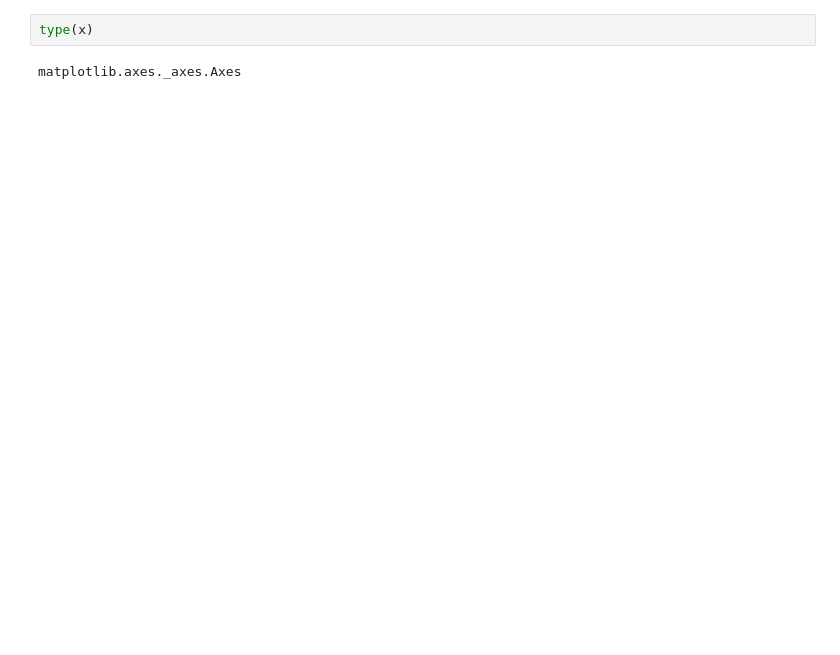
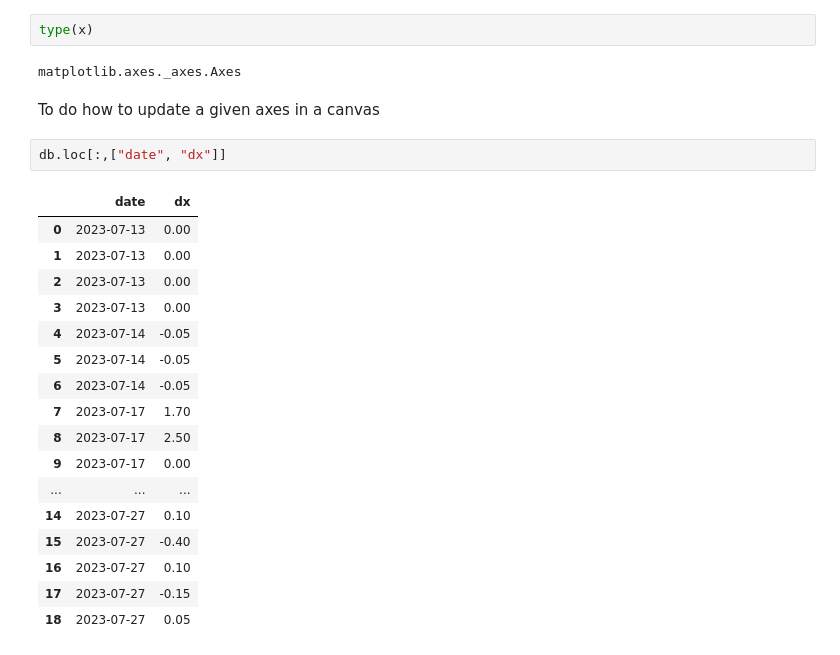
Before and after one commit to LuisOlivaresJ/Pyportal, a Jupyter notebook: src/QPortal/plot_note_book.ipynb, the cells around one changed output. Cells and saved outputs as stored; diff of their text form; blank space fills up the shorter version.

```diff
--- a/src/QPortal/plot_note_book.ipynb
+++ b/src/QPortal/plot_note_book.ipynb
@@ -22,3 +26,25 @@ x = db.loc[:, ["date", "dx", "dy"]].plot()
 type(x)
 # %% [output]
 matplotlib.axes._axes.Axes
+# %% [markdown]
+To do how to update a given axes in a canvas
+# %%
+db.loc[:,["date", "dx"]]
+# %% [output]
+|  | date | dx |
+| 0 | 2023-07-13 | 0.00 |
+| 1 | 2023-07-13 | 0.00 |
+| 2 | 2023-07-13 | 0.00 |
+| 3 | 2023-07-13 | 0.00 |
+| 4 | 2023-07-14 | -0.05 |
+| 5 | 2023-07-14 | -0.05 |
+| 6 | 2023-07-14 | -0.05 |
+| 7 | 2023-07-17 | 1.70 |
+| 8 | 2023-07-17 | 2.50 |
+| 9 | 2023-07-17 | 0.00 |
+| ... | ... | ... |
+| 14 | 2023-07-27 | 0.10 |
+| 15 | 2023-07-27 | -0.40 |
+| 16 | 2023-07-27 | 0.10 |
+| 17 | 2023-07-27 | -0.15 |
+| 18 | 2023-07-27 | 0.05 |
```
Also changed, not shown: parts of 4 cells of this notebook, 4 other files.
